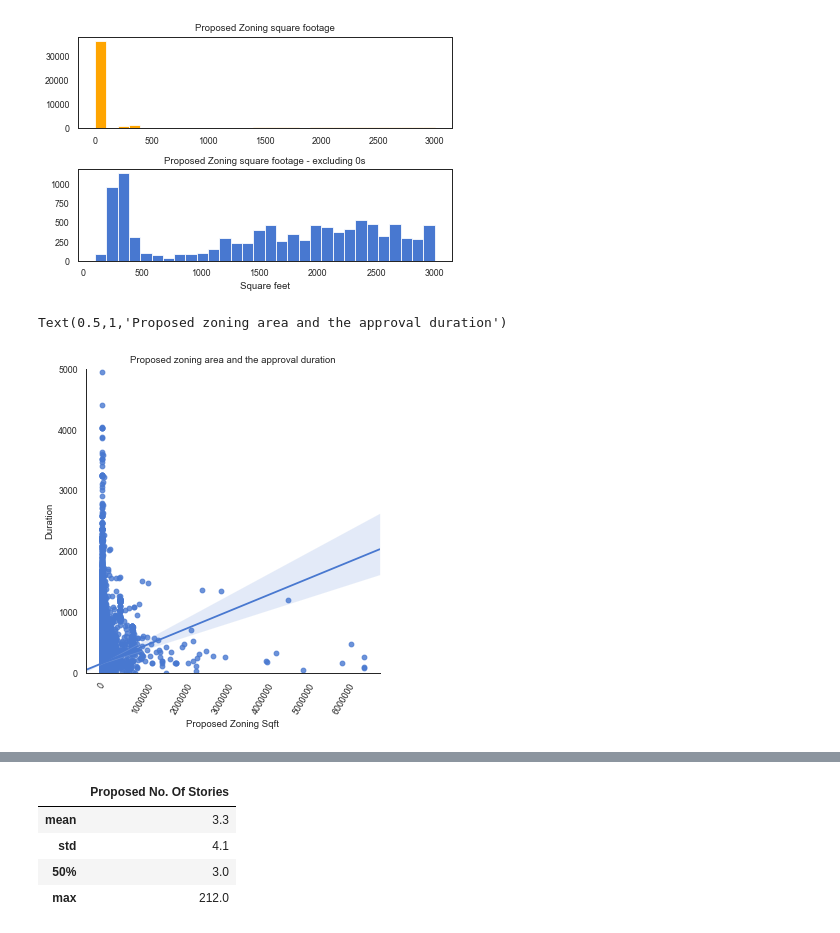
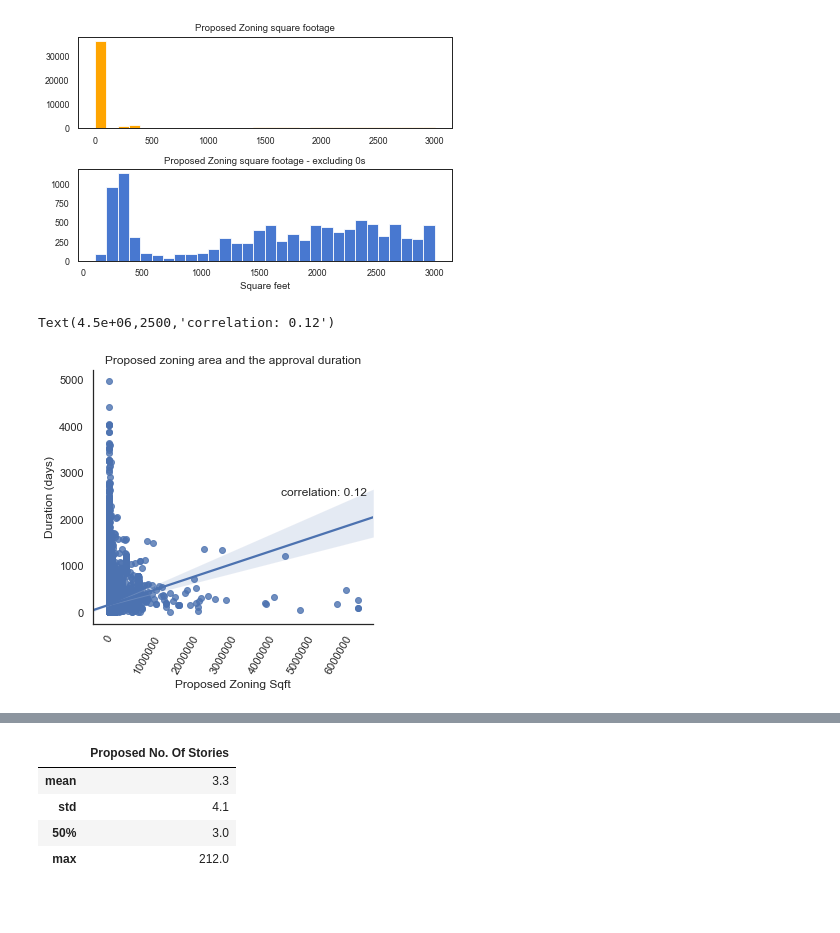
Before and after one commit to anoushavan/Capstone_1, a Jupyter notebook: code/data_story.ipynb, the cells around one changed output, grey strips where cells are left out. Cells and saved outputs as stored; diff of their text form; code cells hidden in the pictures; blank space fills up the shorter version.

```diff
--- a/code/data_story.ipynb
+++ b/code/data_story.ipynb
@@ -229,9 +231,6 @@ pd.DataFrame(data.groupby(['Efiling Filed'])['Duration'].
 * Looking into the data by borough we can see that this is true for all boroughs. However, the difference is very small in Manhattan.
 # %%
 # Create a bar chart of Professional Title and include a statistical analysis.
-
-plt.style.use('seaborn-white')
-
 plt.style.use('seaborn-white')
 fig, ax = plt.subplots()
 data['Applicant Professional Title'].value_counts().plot(kind='bar', ax = ax)
@@ -384,10 +345,0 @@ data.head()
-# %%
-fig, ax = plt.subplots(figsize=(8,4))
-sns.set(style='white')
-ax = sns.violinplot(x='Borough', y='Duration', data=data)
-plt.ylabel('Duration (days)')
-plt.xlabel('')
-plt.legend(loc='upper left')
-ax.set_ylim(-100,1500)
-sns.despine(left=True)
-plt.tight_layout()
@@ -397,16 +345,0 @@ No handles with labels found to put in legend.
-# %%
-sns.set(style='white', palette='muted')
-sns.set_context('paper')
-g = sns.catplot(x ='Borough', y ='Duration',
-                  hue='Professional Cert', data=data, kind='bar',
-                ci=95, legend_out=False)
-g.fig.set_size_inches(10,5)
-g.set_axis_labels('','Duration (days)')
-g.ax.set_ylim(0,450)
-g.ax.set_xlabel('')
-legend = plt.legend(title='Professional Certification', loc='upper left', frameon=False)
-
-plt.setp(legend.get_texts()[0], text='No')
-plt.setp(legend.get_texts()[1], text='Yes')
-plt.title('Mean of duration per Borough' '\n \
-          (black line shows 95% confidence interval around the mean)', fontsize=14)
@@ -447,12 +384,15 @@ plt.tight_layout()
 [figure]
 # %%
 # scatterplot of proposed zoning square feet vs Duration.
-sns.lmplot(x='Proposed Zoning Sqft', y='Duration', data=data)
-plt.tight_layout()
+g = sns.lmplot(x='Proposed Zoning Sqft', y='Duration', data=data)
 # plt.xscale('log')
-plt.ylim(0,5000)
+# plt.ylim(0,5000)
 plt.xticks(rotation=60)
 plt.title('Proposed zoning area and the approval duration')
+plt.ylabel('Duration (days)')
+plt.tight_layout()
+cor_zon_dur = data['Proposed Zoning Sqft'].corr(data['Duration']).round(2)
+g.ax.annotate('correlation: '+ str(cor_zon_dur), xy=(4500000,2500), xytext=(4500000,2500))
 # %% [output]
-Text(0.5,1,'Proposed zoning area and the approval duration')
+Text(4.5e+06,2500,'correlation: 0.12')
-[figure, old version]
+[figure, new version]
```
Also changed, not shown: parts of 22 cells of this notebook, 4 other files.
